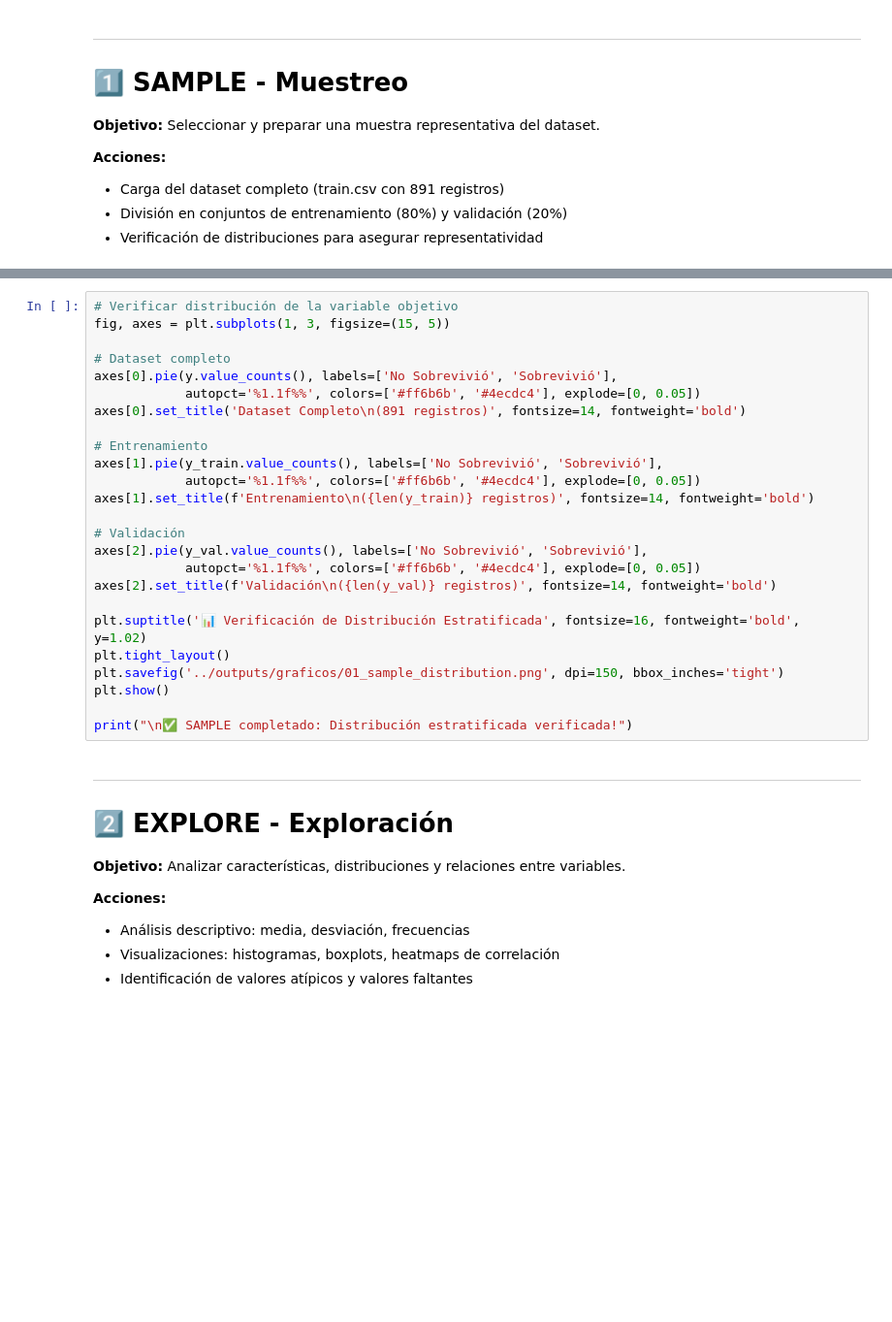
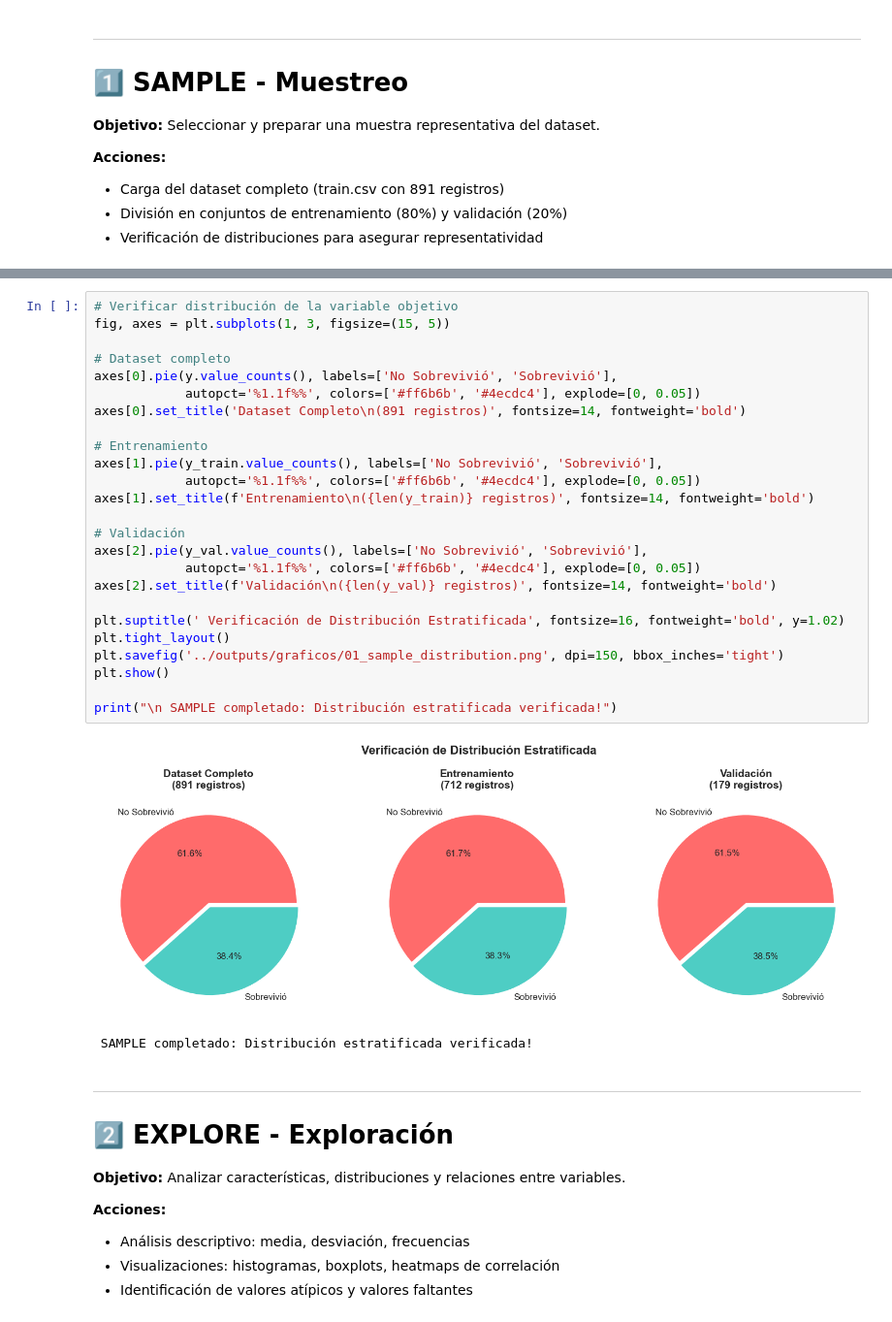
Before and after one commit to RubenCasa/-SEMMA-Methodology-Titanic-Survival-Prediction, a Jupyter notebook: notebooks/SEMMA_Titanic_Completo.ipynb, the cells around one changed output, grey strips where cells are left out. Shown at 97% size. Saved outputs shown, nothing was run; the diff lists cells and outputs as text; blank space fills up the shorter version.

```diff
--- a/notebooks/SEMMA_Titanic_Completo.ipynb
+++ b/notebooks/SEMMA_Titanic_Completo.ipynb
@@ -110,28 +156,31 @@ print(f"🔹 Conjunto de Validación: {len(X_val)} registros ({len(X_val)/len(df
 # %%
 # Verificar distribución de la variable objetivo
 fig, axes = plt.subplots(1, 3, figsize=(15, 5))
 
 # Dataset completo
 axes[0].pie(y.value_counts(), labels=['No Sobrevivió', 'Sobrevivió'],
             autopct='%1.1f%%', colors=['#ff6b6b', '#4ecdc4'], explode=[0, 0.05])
 axes[0].set_title('Dataset Completo\n(891 registros)', fontsize=14, fontweight='bold')
 
 # Entrenamiento
 axes[1].pie(y_train.value_counts(), labels=['No Sobrevivió', 'Sobrevivió'],
             autopct='%1.1f%%', colors=['#ff6b6b', '#4ecdc4'], explode=[0, 0.05])
 axes[1].set_title(f'Entrenamiento\n({len(y_train)} registros)', fontsize=14, fontweight='bold')
 
 # Validación
 axes[2].pie(y_val.value_counts(), labels=['No Sobrevivió', 'Sobrevivió'],
             autopct='%1.1f%%', colors=['#ff6b6b', '#4ecdc4'], explode=[0, 0.05])
 axes[2].set_title(f'Validación\n({len(y_val)} registros)', fontsize=14, fontweight='bold')
 
-plt.suptitle('📊 Verificación de Distribución Estratificada', fontsize=16, fontweight='bold', y=1.02)
+plt.suptitle(' Verificación de Distribución Estratificada', fontsize=16, fontweight='bold', y=1.02)
 plt.tight_layout()
 plt.savefig('../outputs/graficos/01_sample_distribution.png', dpi=150, bbox_inches='tight')
 plt.show()
 
-print("\n✅ SAMPLE completado: Distribución estratificada verificada!")
+print("\n SAMPLE completado: Distribución estratificada verificada!")
+# %% [output]
+[figure, added]
+ SAMPLE completado: Distribución estratificada verificada!
 # %% [markdown]
 ---
 # 2️⃣ EXPLORE - Exploración
```
Also changed, not shown: parts of 28 cells of this notebook.
